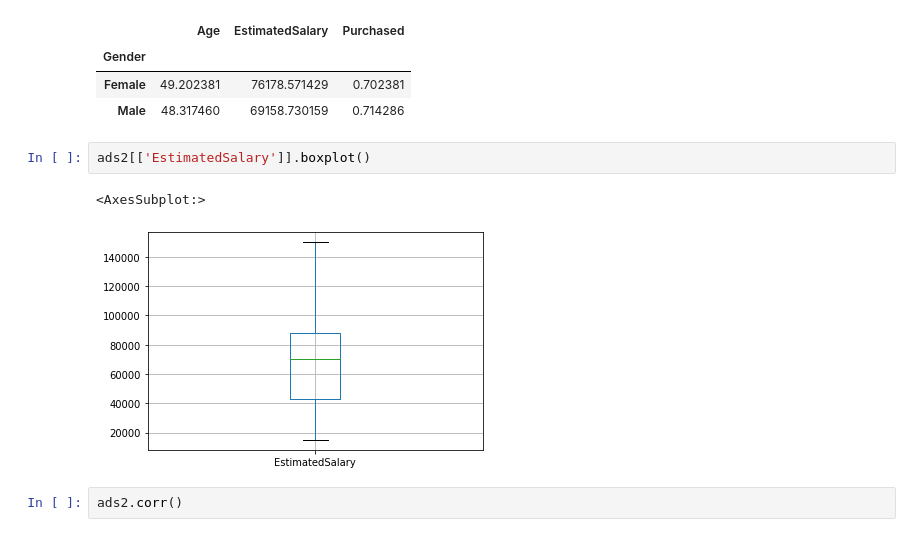
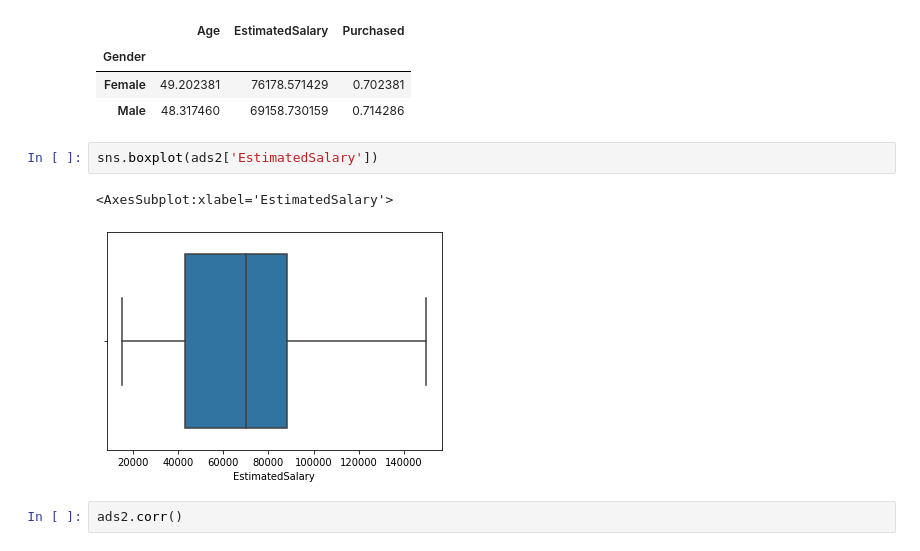
Before and after one commit to juneedpk/data-viz1, a Jupyter notebook: eda.ipynb, the cells around one changed output. Saved outputs shown, nothing was run; the diff lists cells and outputs as text.

```diff
--- a/eda.ipynb
+++ b/eda.ipynb
@@ -97,11 +97,11 @@ ads2[ads2['Age']>40].groupby(['Gender']).mean()
 | Gender |  |  |  |
 | Female | 49.202381 | 76178.571429 | 0.702381 |
 | Male | 48.317460 | 69158.730159 | 0.714286 |
-# %%
-ads2[['EstimatedSalary']].boxplot()
-# %% [output]
-<AxesSubplot:>
-[figure, removed]
+# %%
+sns.boxplot(ads2['EstimatedSalary'])
+# %% [output]
+<AxesSubplot:xlabel='EstimatedSalary'>
+[figure, added]
 # %%
 ads2.corr()
 # %% [output]
```
Also changed, not shown: parts of 2 cells of this notebook, 2 other files.
